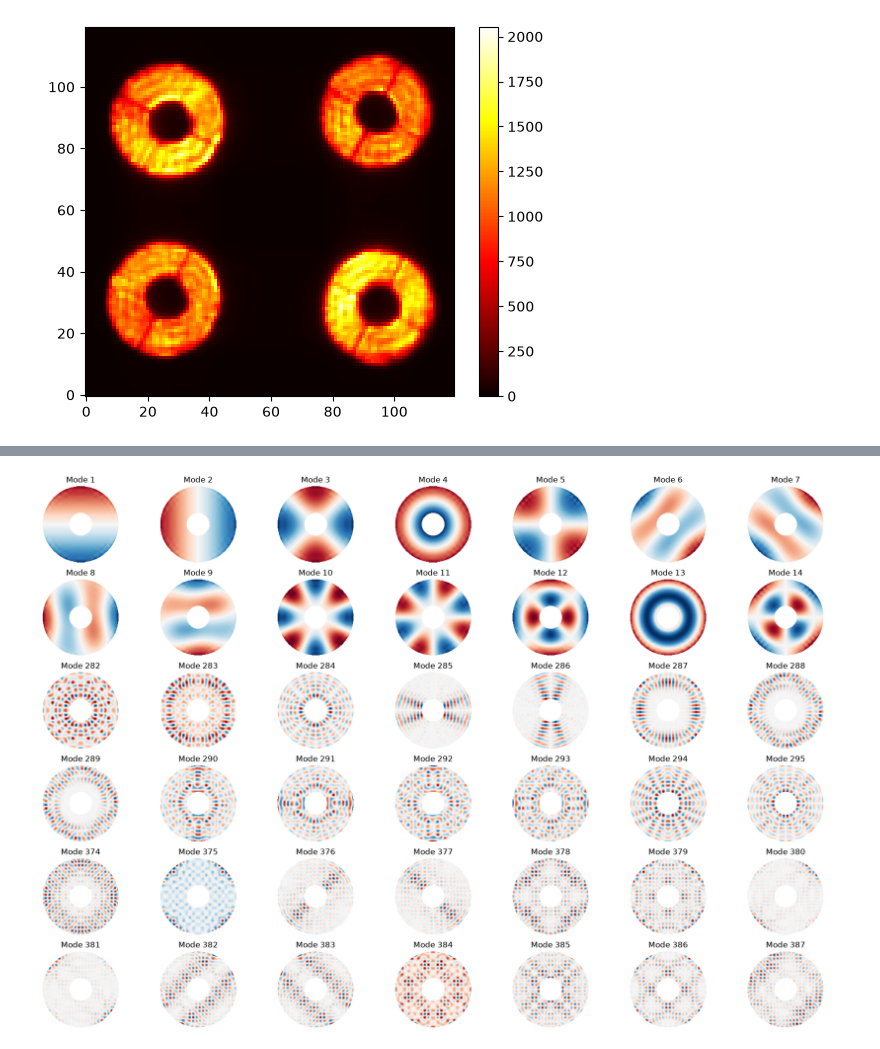
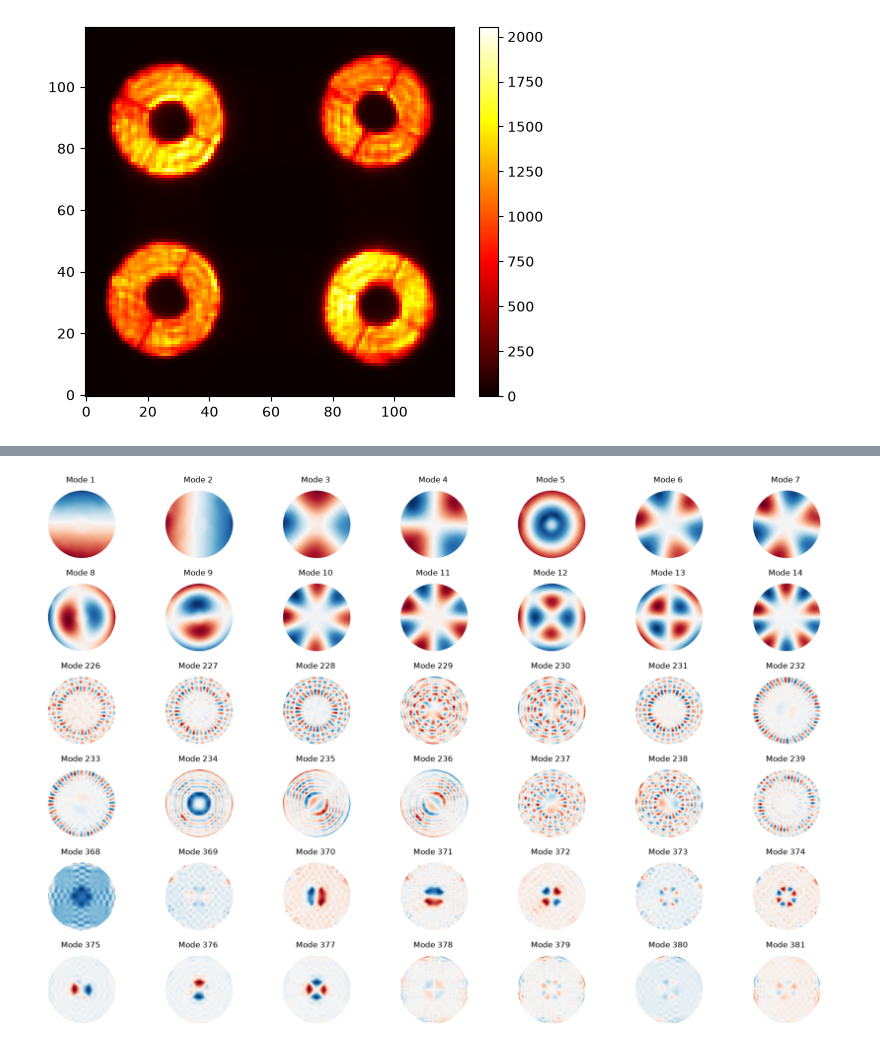
Before and after one commit to Menessao/SPECULA, a Jupyter notebook: config/EKARUS/ekarusSynIM.ipynb, the cells around one changed output, grey strips where cells are left out. Cells and saved outputs as stored; diff of their text form; code cells hidden in the pictures.

```diff
--- a/config/EKARUS/ekarusSynIM.ipynb
+++ b/config/EKARUS/ekarusSynIM.ipynb
@@ -101,42 +129,45 @@ plt.colorbar()
 # %%
 m2c = np.load('/raid1/mmenessini/calibration/EKARUS/m2c/M2C_KL_OOPAO_central_obstruction.npy')
-iffs = fits.getdata('/raid1/mmenessini/calibration/EKARUS/ifunc/reordered_DM468_ifunc.fits')
-pupil_mask = (fits.getdata('/raid1/mmenessini/calibration/EKARUS/pupilstop/reordered_DM468_367pixels.fits')).astype(bool)
+iffs = fits.getdata('/raid1/mmenessini/calibration/EKARUS/data/reordered_IFs.fits')
+pupil_mask = (1-fits.getdata('/raid1/mmenessini/calibration/EKARUS/data/IFmask.fits')).astype(bool)
 # m2c = np.load('/raid1/mmenessini/calibration/EKARUS/m2c/M2C_KL_OOPAO_synthetic.npy')
 # iffs = fits.getdata('/raid1/mmenessini/calibration/EKARUS/ifunc/simul_DM468_ifunc.fits')
 # pupil_mask = (fits.getdata('/raid1/mmenessini/calibration/EKARUS/pupilstop/simul_DM468_160pixels.fits')).astype(bool)
+# m2c = fits.getdata('/raid1/mmenessini/calibration/EKARUS/m2c/simul_unobs_DM468_m2c.fits')
+# iffs = fits.getdata('/raid1/mmenessini/calibration/EKARUS/ifunc/simul_unobs_DM468_ifunc.fits')
+# pupil_mask = (fits.getdata('/raid1/mmenessini/calibration/EKARUS/pupilstop/simul_unobs_DM468_160pixels.fits')).astype(bool)
 
-kl_basis = (iffs @ m2c).T
+kl_basis = (iffs @ m2c).T #iffs.T #
 max_modes = 42
 mode_display = np.zeros((max_modes, pupil_mask.shape[0], pupil_mask.shape[1]))
 idx_mask = np.where(pupil_mask)
 mode_ids = np.zeros(max_modes,dtype=int)
 
 for i in range(max_modes//3):
     mode_img = np.zeros(pupil_mask.shape)
     mode_ids[i] = i+1
     mode_img[idx_mask] = kl_basis[i]
     mode_display[i] = mode_img
 for i in range(max_modes//3,2*max_modes//3):
     mode_img = np.zeros(pupil_mask.shape)
     mode_ids[i] = kl_basis.shape[0]//1.5-max_modes+i
     mode_img[idx_mask] = kl_basis[mode_ids[i]]
     mode_display[i] = mode_img
 for i in range(2*max_modes//3,max_modes):
     mode_img = np.zeros(pupil_mask.shape)
-    mode_ids[i] = kl_basis.shape[0]//1.2-max_modes+i
+    mode_ids[i] = kl_basis.shape[0]-max_modes+i
     mode_img[idx_mask] = kl_basis[mode_ids[i]]
     mode_display[i] = mode_img
 
 # Plot the reshaped modes
 n_rows = 6 #int(np.round(np.sqrt(max_modes)))
 n_cols = 7 #int(np.ceil(max_modes / n_rows))
 plt.figure(figsize=(18, 12))
 for i in range(max_modes):
     plt.subplot(n_rows, n_cols, i+1)
     plt.imshow(np.ma.masked_array(mode_display[i],mask=1-pupil_mask),origin='lower',cmap='RdBu')
     plt.title(f'Mode {mode_ids[i]}')
     plt.axis('off')
 plt.tight_layout()
 # %% [output]
-[figure, old version]
+[figure, new version]
```
Also changed, not shown: parts of 5 cells of this notebook, 3 other files.
